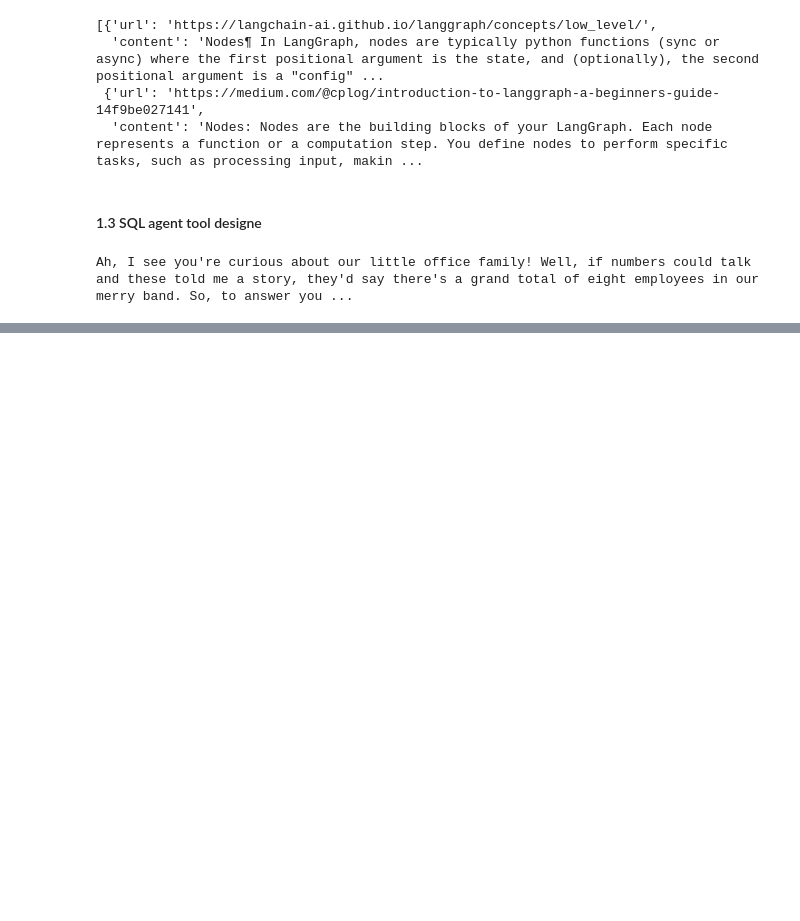
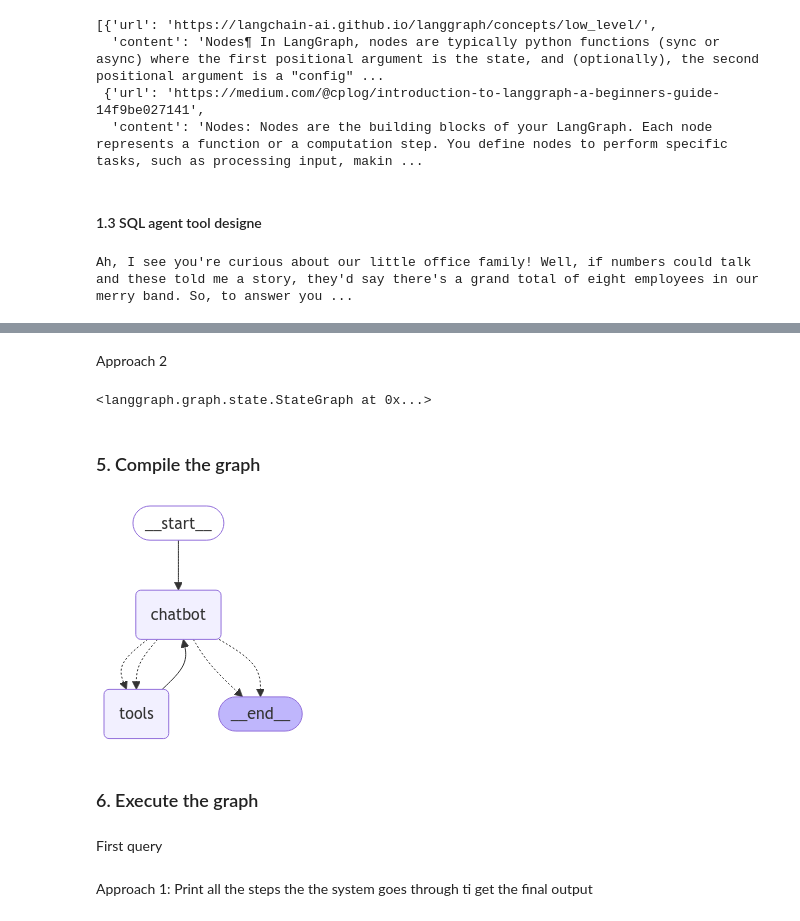
Before and after one commit to KacperJanowski98/RAG_SQL_Agent, a Jupyter notebook: notebooks/full_graph.ipynb, the cells around one changed output, grey strips where cells are left out. Cells and saved outputs as stored; diff of their text form; code cells hidden in the pictures; blank space fills up the shorter version.

Commit message:
The final graph was created and tested

```diff
--- a/notebooks/full_graph.ipynb
+++ b/notebooks/full_graph.ipynb
@@ -139,0 +146,4 @@ Ah, I see you're curious about our little office family! Well, if numbers could
+# %%
+llm = ChatOllama(model="qwen2.5:14b", temperature=0)
+# Tell the LLM which tools it can call
+llm_with_tools = llm.bind_tools(tools)
@@ -139,0 +170,6 @@ Ah, I see you're curious about our little office family! Well, if numbers could
+# %%
+def chatbot(state: StateG):
+    return {"messages": [llm_with_tools.invoke(state["messages"])]}
+
+
+graph_builder.add_node("chatbot", chatbot)
@@ -139,0 +262,43 @@ Ah, I see you're curious about our little office family! Well, if numbers could
+# %% [markdown]
+Approach 2
+# %%
+from langgraph.graph import END, MessagesState
+from typing import Literal
+
+# Define the function that determines whether to continue or not
+def should_continue(state: MessagesState) -> Literal["tools", END]:
+    messages = state['messages']
+    last_message = messages[-1]
+    # If the LLM makes a tool call, then we route to the "tools" node
+    if last_message.tool_calls:
+        return "tools"
+    # Otherwise, we stop (reply to the user)
+    return END
+
+graph_builder.add_conditional_edges(
+    "chatbot",
+    should_continue,
+    ["tools", END],
+)
+# Any time a tool is called, we return to the chatbot to decide the next step
+graph_builder.add_edge("tools", "chatbot")
+graph_builder.add_edge(START, "chatbot")
+# %% [output]
+<langgraph.graph.state.StateGraph at 0x...>
+# %% [markdown]
+### 5. Compile the graph
+# %%
+from langgraph.checkpoint.memory import MemorySaver
+
+memory = MemorySaver()
+graph = graph_builder.compile(checkpointer=memory)
+# %%
+from IPython.display import Image, display
+
+try:
+    display(Image(graph.get_graph().draw_mermaid_png()))
+except Exception:
+    # This requires some extra dependencies and is optional
+    pass
+# %% [output]
+[figure, added]
@@ -139,0 +325,2 @@ Ah, I see you're curious about our little office family! Well, if numbers could
+# %% [markdown]
+### 6. Execute the graph
@@ -139,0 +330,4 @@ Ah, I see you're curious about our little office family! Well, if numbers could
+# %% [markdown]
+First query
+# %% [markdown]
+Approach 1: Print all the steps the the system goes through ti get the final output
```
Also changed, not shown: parts of 25 cells of this notebook.
